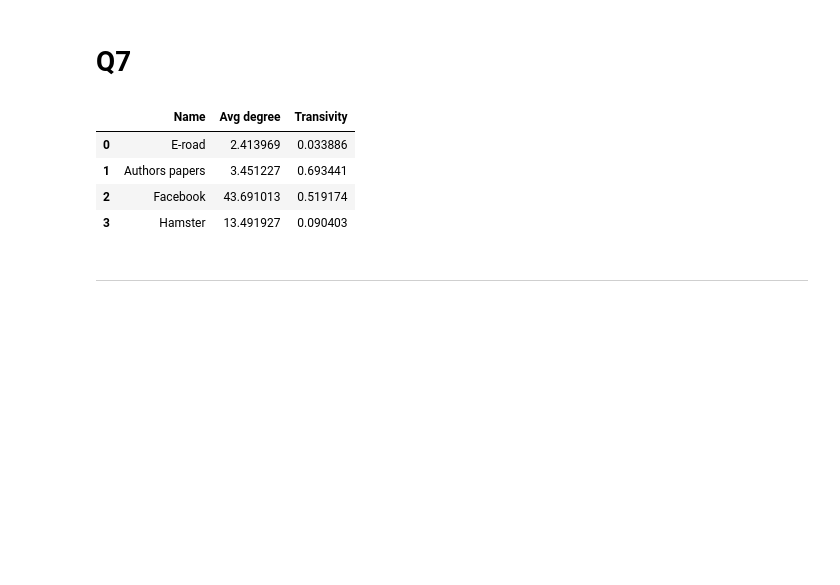
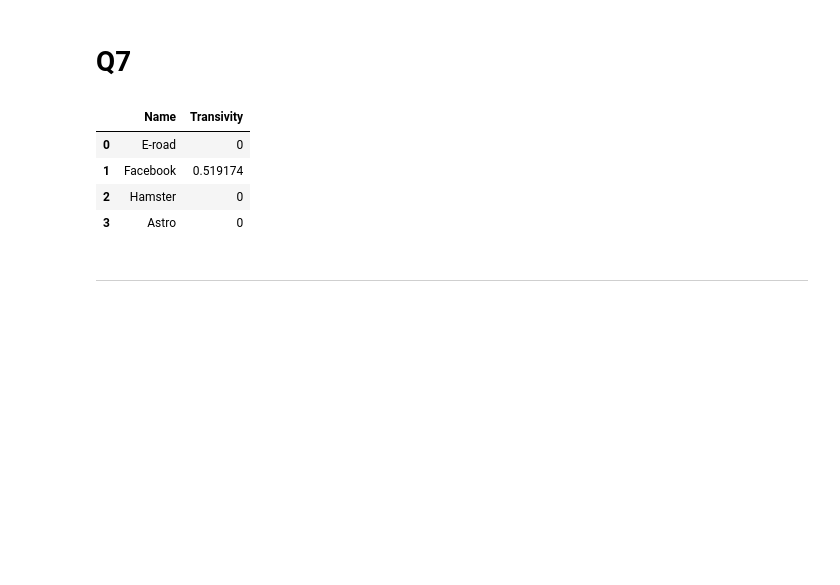
Before and after one commit to gmelodie/Complex-Networks, a Jupyter notebook: lista1/lista1.ipynb, the cells around one changed output. Saved outputs shown, nothing was run; the diff lists cells and outputs as text; code cells hidden in the pictures.

```diff
--- a/lista1/lista1.ipynb
+++ b/lista1/lista1.ipynb
@@ -489,7 +552,3 @@ all_funcs = {
     "Avg shortest path": nx.average_shortest_path_length,
     "Transivity": nx.transitivity,
 }
-# %%
-use_funcs = ["Avg degree", "Transivity"]
-funcs = {x:y for x, y in all_funcs.items() if x in use_funcs}
-graphs = {x:y for x, y in all_graphs.items() if x != "Astro"}
@@ -507,11 +555,30 @@ for graph_name, graph in graphs.items():
-# %%
-results
-# %% [output]
-|  | Name | Avg degree | Transivity |
-| 0 | E-road | 2.413969 | 0.033886 |
-| 1 | Authors papers | 3.451227 | 0.693441 |
-| 2 | Facebook | 43.691013 | 0.519174 |
-| 3 | Hamster | 13.491927 | 0.090403 |
+# %%
+def run_experiment(use_funcs, skip_graphs, testing=False):
+    """
+    In case we are testing, use the smallest connected component instead
+        of the biggest.
+    """
+    funcs = {x:y for x, y in all_funcs.items() if x in use_funcs}
+    graphs = {x:y for x, y in all_graphs.items() if x not in skip_graphs}
+
+    results = pd.DataFrame(columns=["Name"] + [*funcs.keys()])
+    for graph_name, graph in graphs.items():
+        connected_graph = get_biggest_component(graph, testing=testing)
+        data = [graph_name]
+        for name, func in funcs.items():
+            data.append(func(connected_graph))
+        results.loc[len(results)] = data
+
+    return results
+# %%
+run_experiment(["Avg Degree", "Transivity"], skip_graphs=["Authors papers"],
+              testing=True)
+# %% [output]
+|  | Name | Transivity |
+| 0 | E-road | 0 |
+| 1 | Facebook | 0.519174 |
+| 2 | Hamster | 0 |
+| 3 | Astro | 0 |
 # %% [markdown]
 
 
```
Also changed, not shown: parts of 17 cells of this notebook.
